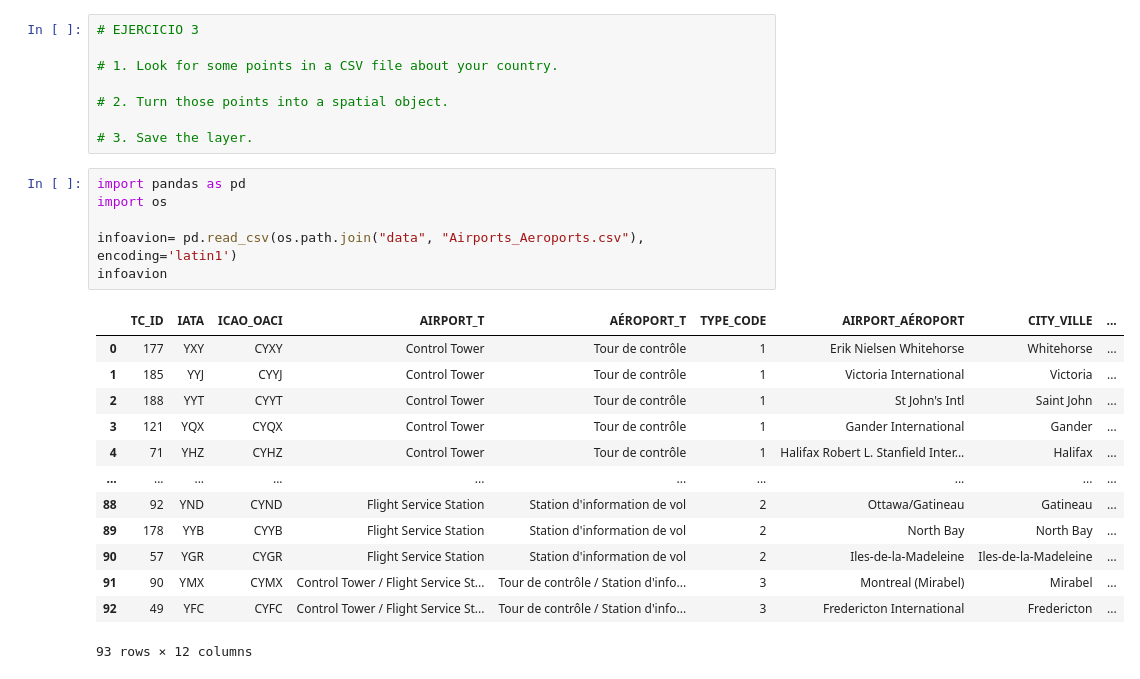
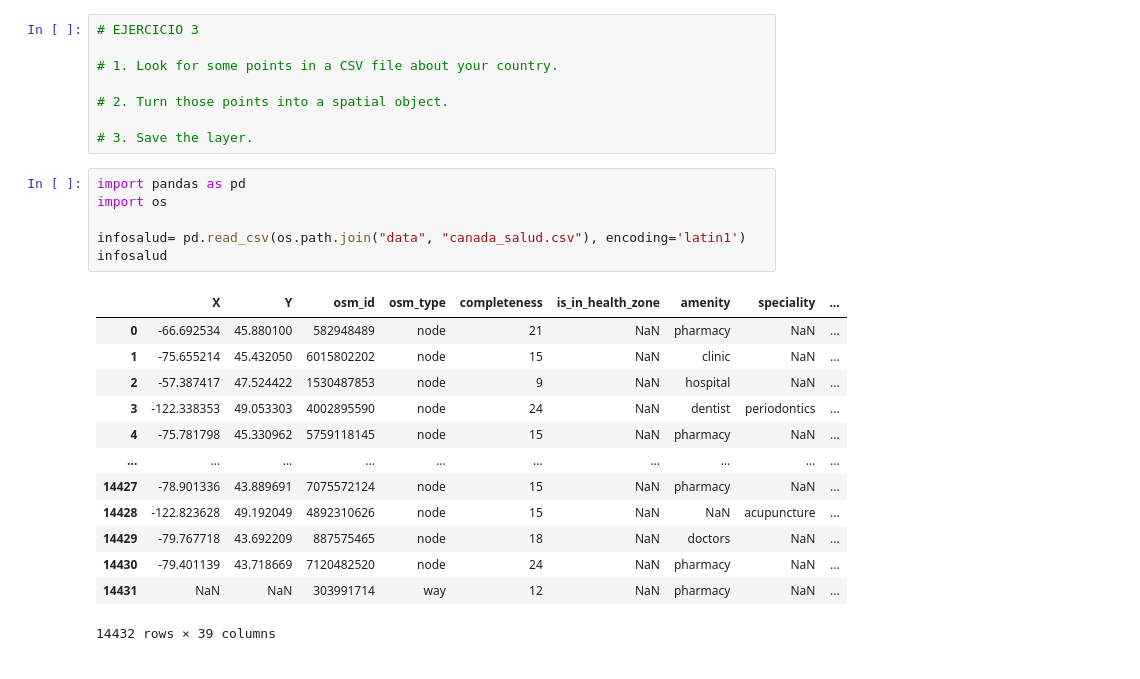
Before and after one commit to CarolinaPUCP/canadageorepo, a Jupyter notebook: CANADA_2.ipynb, the cells around one changed output. Drawn from its saved outputs; the diff is of its cells as text.

```diff
--- a/CANADA_2.ipynb
+++ b/CANADA_2.ipynb
@@ -158,23 +158,23 @@ Datum: North American Datum 1983
 # %%
 import pandas as pd
 import os
 
-infoavion= pd.read_csv(os.path.join("data", "Airports_Aeroports.csv"), encoding='latin1')
-infoavion
+infosalud= pd.read_csv(os.path.join("data", "canada_salud.csv"), encoding='latin1')
+infosalud
 # %% [output]
-|  | TC_ID | IATA | ICAO_OACI | AIRPORT_T | AÉROPORT_T | TYPE_CODE | AIRPORT_AÉROPORT | CITY_VILLE | ... |
-| 0 | 177 | YXY | CYXY | Control Tower | Tour de contrôle | 1 | Erik Nielsen Whitehorse | Whitehorse | ... |
-| 1 | 185 | YYJ | CYYJ | Control Tower | Tour de contrôle | 1 | Victoria International | Victoria | ... |
-| 2 | 188 | YYT | CYYT | Control Tower | Tour de contrôle | 1 | St John's Intl | Saint John | ... |
-| 3 | 121 | YQX | CYQX | Control Tower | Tour de contrôle | 1 | Gander International | Gander | ... |
-| 4 | 71 | YHZ | CYHZ | Control Tower | Tour de contrôle | 1 | Halifax Robert L. Stanfield Inter... | Halifax | ... |
+|  | X | Y | osm_id | osm_type | completeness | is_in_health_zone | amenity | speciality | ... |
+| 0 | -66.692534 | 45.880100 | 582948489 | node | 21 | NaN | pharmacy | NaN | ... |
+| 1 | -75.655214 | 45.432050 | 6015802202 | node | 15 | NaN | clinic | NaN | ... |
+| 2 | -57.387417 | 47.524422 | 1530487853 | node | 9 | NaN | hospital | NaN | ... |
+| 3 | -122.338353 | 49.053303 | 4002895590 | node | 24 | NaN | dentist | periodontics | ... |
+| 4 | -75.781798 | 45.330962 | 5759118145 | node | 15 | NaN | pharmacy | NaN | ... |
 | ... | ... | ... | ... | ... | ... | ... | ... | ... | ... |
-| 88 | 92 | YND | CYND | Flight Service Station | Station d'information de vol | 2 | Ottawa/Gatineau | Gatineau | ... |
-| 89 | 178 | YYB | CYYB | Flight Service Station | Station d'information de vol | 2 | North Bay | North Bay | ... |
-| 90 | 57 | YGR | CYGR | Flight Service Station | Station d'information de vol | 2 | Iles-de-la-Madeleine | Iles-de-la-Madeleine | ... |
-| 91 | 90 | YMX | CYMX | Control Tower / Flight Service St... | Tour de contrôle / Station d'info... | 3 | Montreal (Mirabel) | Mirabel | ... |
-| 92 | 49 | YFC | CYFC | Control Tower / Flight Service St... | Tour de contrôle / Station d'info... | 3 | Fredericton International | Fredericton | ... |
+| 14427 | -78.901336 | 43.889691 | 7075572124 | node | 15 | NaN | pharmacy | NaN | ... |
+| 14428 | -122.823628 | 49.192049 | 4892310626 | node | 15 | NaN | NaN | acupuncture | ... |
+| 14429 | -79.767718 | 43.692209 | 887575465 | node | 18 | NaN | doctors | NaN | ... |
+| 14430 | -79.401139 | 43.718669 | 7120482520 | node | 24 | NaN | pharmacy | NaN | ... |
+| 14431 | NaN | NaN | 303991714 | way | 12 | NaN | pharmacy | NaN | ... |
-93 rows × 12 columns
+14432 rows × 39 columns
 # %%
 # bye first row
 infoavion.drop(index=0,inplace=True)
```
Also changed, not shown: parts of 7 cells of this notebook, 2 other files.
